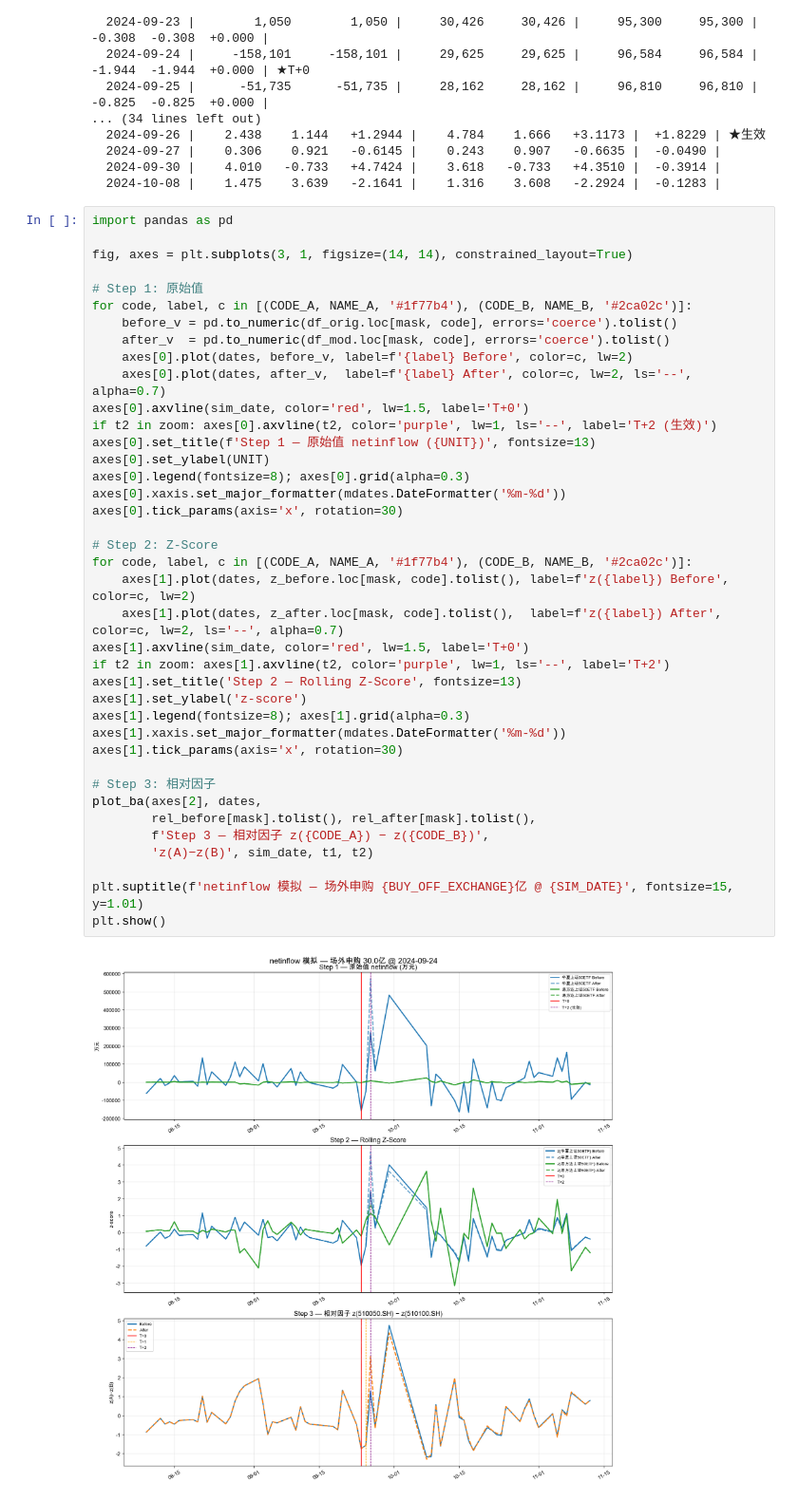
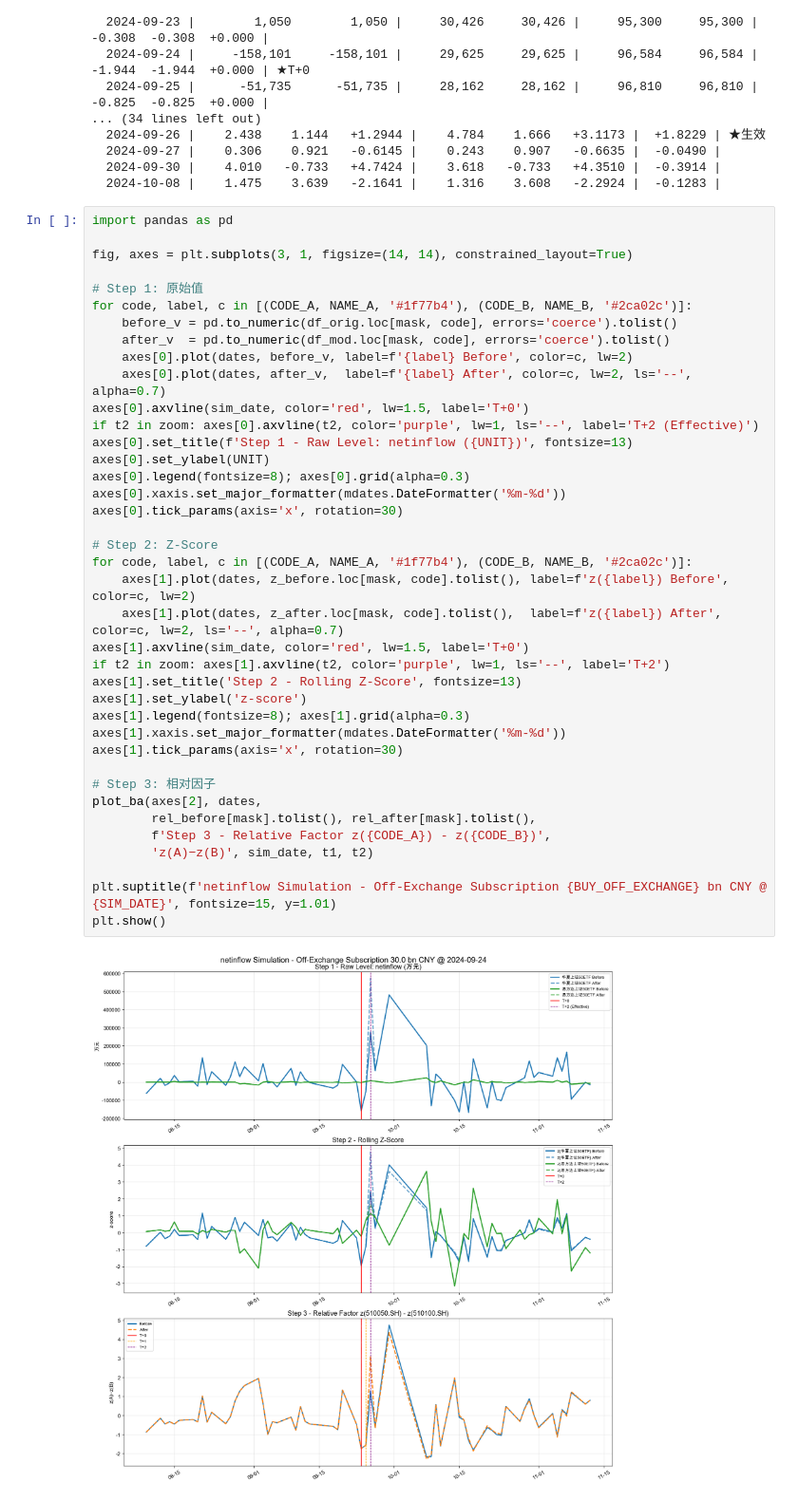
Before and after one commit to JacobZhangIV/Cross-ETF-Policy-Intervention-Signal, a Jupyter notebook: factor_rational_app/01_netinflow.ipynb, the cells around one changed output. Shown at 95% size. Saved outputs shown, nothing was run; the diff lists cells and outputs as text.

Commit message:
changed all the graph into English version

```diff
--- a/factor_rational_app/01_netinflow.ipynb
+++ b/factor_rational_app/01_netinflow.ipynb
@@ -195,36 +195,36 @@ fig, axes = plt.subplots(3, 1, figsize=(14, 14), constrained_layout=True)
 # Step 1: 原始值
 for code, label, c in [(CODE_A, NAME_A, '#1f77b4'), (CODE_B, NAME_B, '#2ca02c')]:
     before_v = pd.to_numeric(df_orig.loc[mask, code], errors='coerce').tolist()
     after_v  = pd.to_numeric(df_mod.loc[mask, code], errors='coerce').tolist()
     axes[0].plot(dates, before_v, label=f'{label} Before', color=c, lw=2)
     axes[0].plot(dates, after_v,  label=f'{label} After', color=c, lw=2, ls='--', alpha=0.7)
 axes[0].axvline(sim_date, color='red', lw=1.5, label='T+0')
-if t2 in zoom: axes[0].axvline(t2, color='purple', lw=1, ls='--', label='T+2 (生效)')
-axes[0].set_title(f'Step 1 — 原始值 netinflow ({UNIT})', fontsize=13)
+if t2 in zoom: axes[0].axvline(t2, color='purple', lw=1, ls='--', label='T+2 (Effective)')
+axes[0].set_title(f'Step 1 - Raw Level: netinflow ({UNIT})', fontsize=13)
 axes[0].set_ylabel(UNIT)
 axes[0].legend(fontsize=8); axes[0].grid(alpha=0.3)
 axes[0].xaxis.set_major_formatter(mdates.DateFormatter('%m-%d'))
 axes[0].tick_params(axis='x', rotation=30)
 
 # Step 2: Z-Score
 for code, label, c in [(CODE_A, NAME_A, '#1f77b4'), (CODE_B, NAME_B, '#2ca02c')]:
     axes[1].plot(dates, z_before.loc[mask, code].tolist(), label=f'z({label}) Before', color=c, lw=2)
     axes[1].plot(dates, z_after.loc[mask, code].tolist(),  label=f'z({label}) After', color=c, lw=2, ls='--', alpha=0.7)
 axes[1].axvline(sim_date, color='red', lw=1.5, label='T+0')
 if t2 in zoom: axes[1].axvline(t2, color='purple', lw=1, ls='--', label='T+2')
-axes[1].set_title('Step 2 — Rolling Z-Score', fontsize=13)
+axes[1].set_title('Step 2 - Rolling Z-Score', fontsize=13)
 axes[1].set_ylabel('z-score')
 axes[1].legend(fontsize=8); axes[1].grid(alpha=0.3)
 axes[1].xaxis.set_major_formatter(mdates.DateFormatter('%m-%d'))
 axes[1].tick_params(axis='x', rotation=30)
 
 # Step 3: 相对因子
 plot_ba(axes[2], dates,
         rel_before[mask].tolist(), rel_after[mask].tolist(),
-        f'Step 3 — 相对因子 z({CODE_A}) − z({CODE_B})',
+        f'Step 3 - Relative Factor z({CODE_A}) - z({CODE_B})',
         'z(A)−z(B)', sim_date, t1, t2)
 
-plt.suptitle(f'netinflow 模拟 — 场外申购 {BUY_OFF_EXCHANGE}亿 @ {SIM_DATE}', fontsize=15, y=1.01)
+plt.suptitle(f'netinflow Simulation - Off-Exchange Subscription {BUY_OFF_EXCHANGE} bn CNY @ {SIM_DATE}', fontsize=15, y=1.01)
 plt.show()
 # %% [output]
-[figure, old version]
+[figure, new version]
```
Also changed, not shown: 58 other files.
